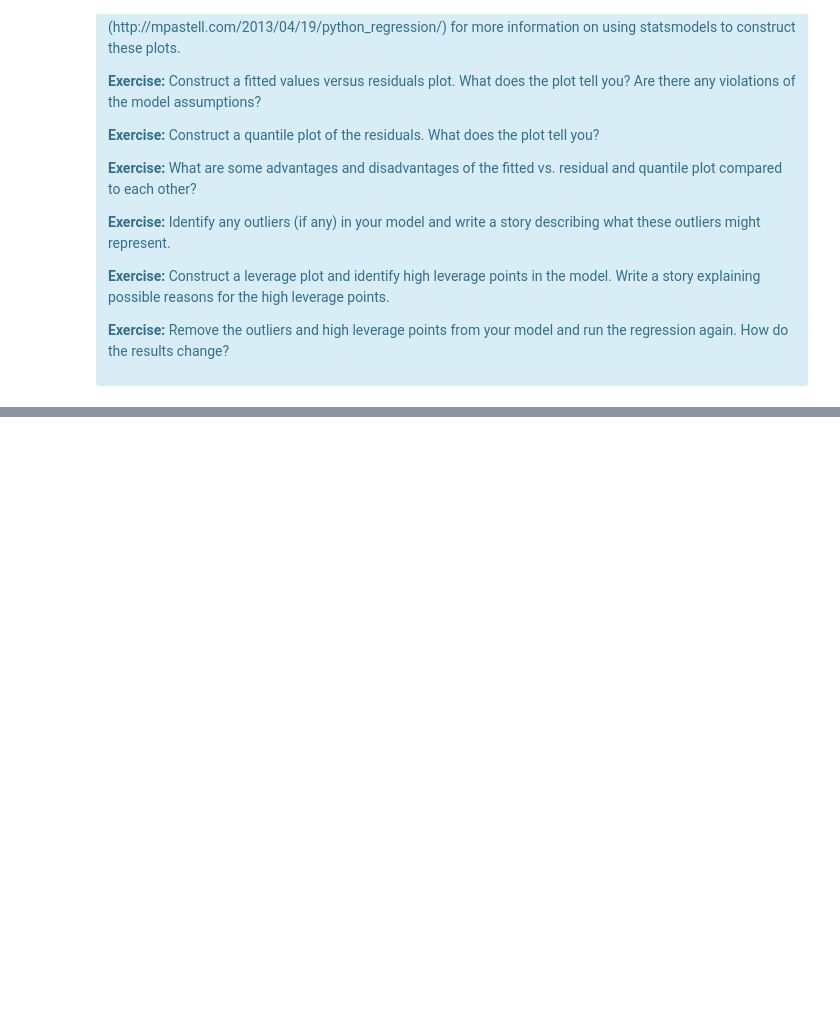
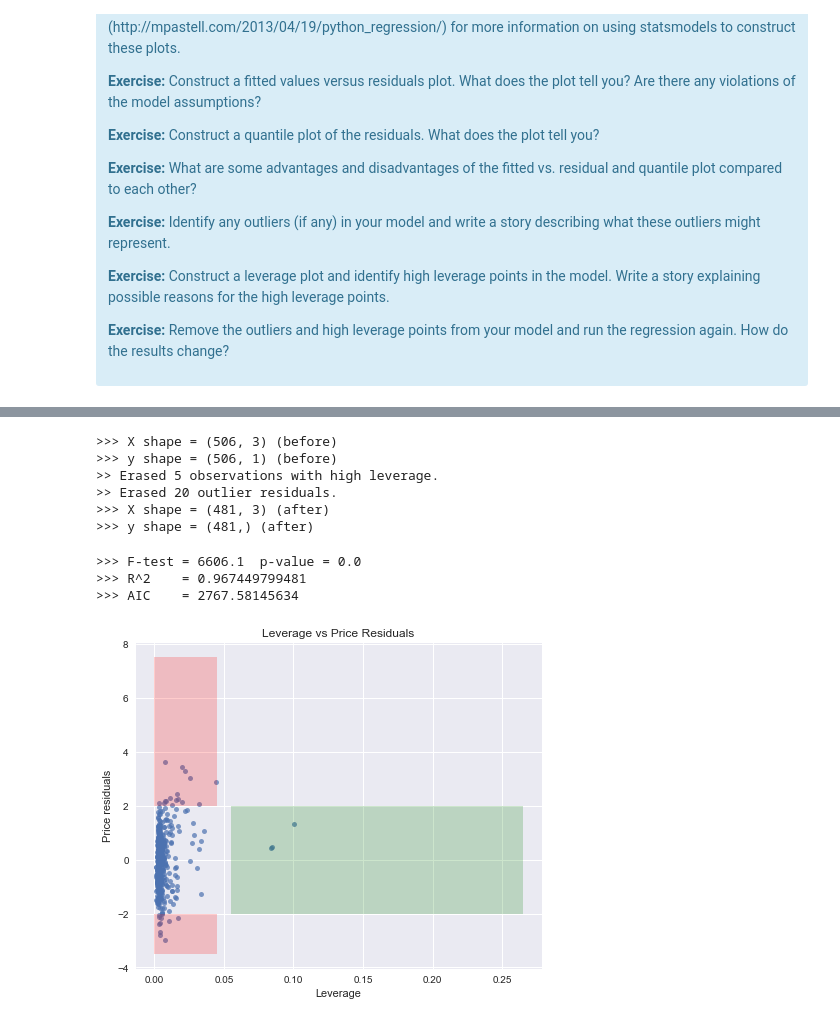
Before and after one commit to karlphillip/DataScience, a Jupyter notebook: Smaller Projects/linear_regression_boston_housing_ml/Mini_Project_Linear_Regression.ipynb, the cells around one changed output, grey strips where cells are left out. Cells and saved outputs as stored; diff of their text form; code cells hidden in the pictures; blank space fills up the shorter version.

```diff
--- a/Smaller Projects/linear_regression_boston_housing_ml/Mini_Project_Linear_Regression.ipynb
+++ b/Smaller Projects/linear_regression_boston_housing_ml/Mini_Project_Linear_Regression.ipynb
@@ -1170,0 +1314,58 @@ There are some other issues that are important investigate with linear regressio
+# %%
+print('>>> X shape =', X.shape, '(before)')
+print('>>> y shape =', y.shape, '(before)')
+
+### Remove high leverage pts (green area)
+high_leverage_idx = np.where(leverage > 0.05)
+X = X.drop(X.index[high_leverage_idx])   # erase pts from X
+y = np.delete(y, high_leverage_idx)      # erase pts from y
+print('>> Erased', len(high_leverage_idx[0]), 'observations with high leverage.')
+
+### Remove outliers!
+# First, use standardized pearson residuals from statsmodel to be able to locate outliers using +2 and -2 values (Y)
+norm_resid = model.resid_pearson
+outliers_idx = np.where((norm_resid > 2) | (norm_resid < -2))
+X = X.drop(X.index[outliers_idx])       # erase pts from X
+y = np.delete(y, outliers_idx)          # erase pts from y
+print('>> Erased', len(outliers_idx[0]), 'outlier residuals.')
+
+print('>>> X shape =', X.shape, '(after)')
+print('>>> y shape =', y.shape, '(after)')
+# %% [output]
+>>> X shape = (506, 3) (before)
+>>> y shape = (506, 1) (before)
+>> Erased 5 observations with high leverage.
+>> Erased 20 outlier residuals.
+>>> X shape = (481, 3) (after)
+>>> y shape = (481,) (after)
+# %%
+model = sm.OLS(endog=y, exog=X).fit()
+influence = model.get_influence()
+leverage = influence.hat_matrix_diag
+#print(model.summary())
+
+# print just the relevant parts, not all the summary
+A = np.identity(len(model.params))
+A = A[1:,:]
+print('>>> F-test =', round(model.f_test(A).fvalue.flatten()[0], 1), ' p-value =', model.f_test(A).pvalue)
+print('>>> R^2    =', model.rsquared)
+print('>>> AIC    =', model.aic)
+
+plt.figure(figsize = (16, 6))
+
+### Draw standard leverage plot
+ax = plt.subplot(1, 2, 1)
+sns.regplot(leverage, model.resid_pearson, fit_reg=False, scatter_kws={'s':25, 'alpha': 0.7}, ax = ax)
+ax.fill_between([0,0.045], 2, 7.5, facecolor='red', alpha = .20, interpolate=True)
+ax.fill_between([0,0.045], -2, -3.5, facecolor='red', alpha = .20, interpolate=True)
+ax.fill_between([0.055,0.265], 2, -2, facecolor='green', alpha = .20, interpolate=True)
+plt.title('Leverage vs Price Residuals')
+plt.xlabel('Leverage')
+plt.ylabel('Price residuals')
+
+plt.show()
+# %% [output]
+>>> F-test = 6606.1  p-value = 0.0
+>>> R^2    = 0.967449799481
+>>> AIC    = 2767.58145634
+[figure, added]
```
Also changed, not shown: parts of 16 cells of this notebook.
